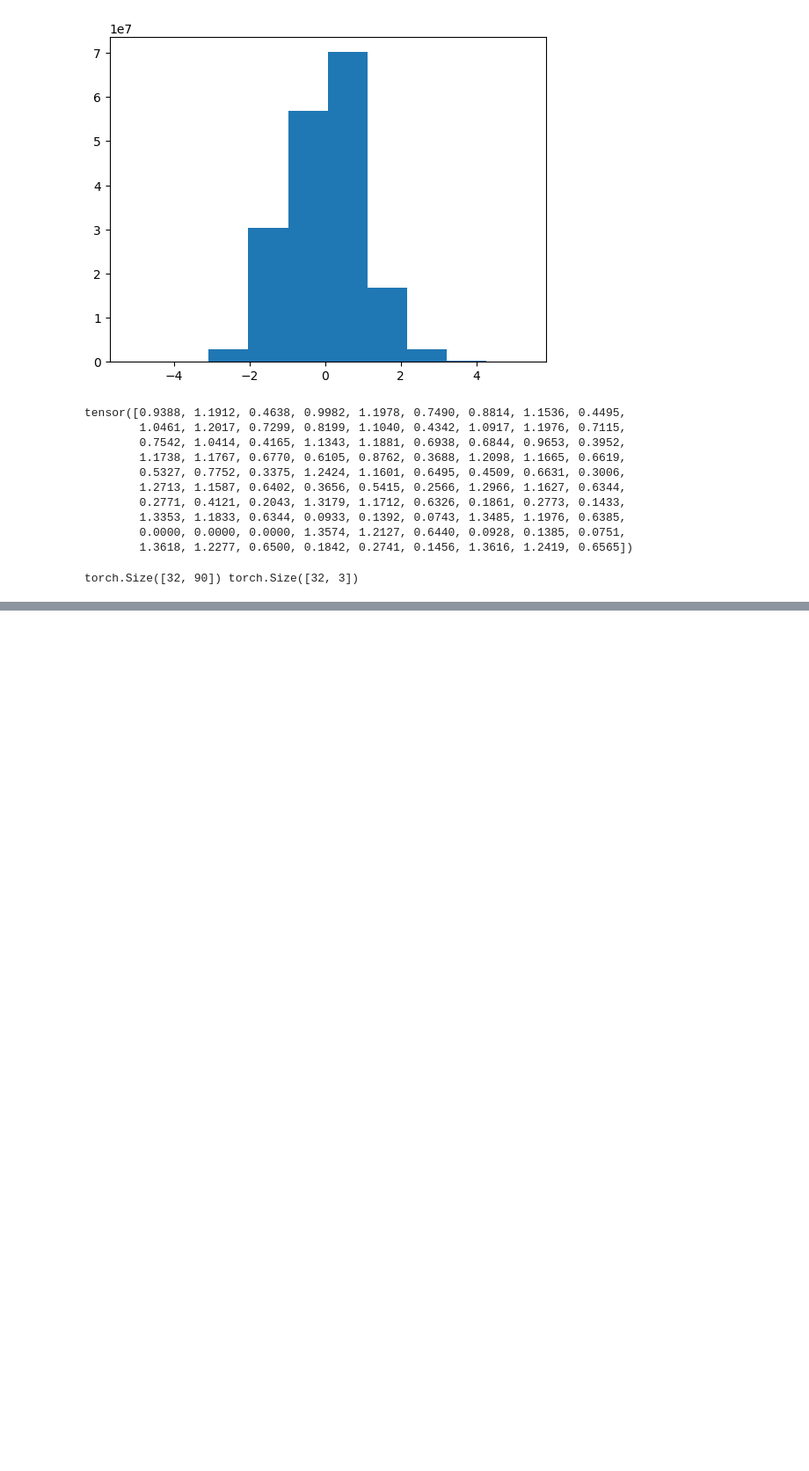
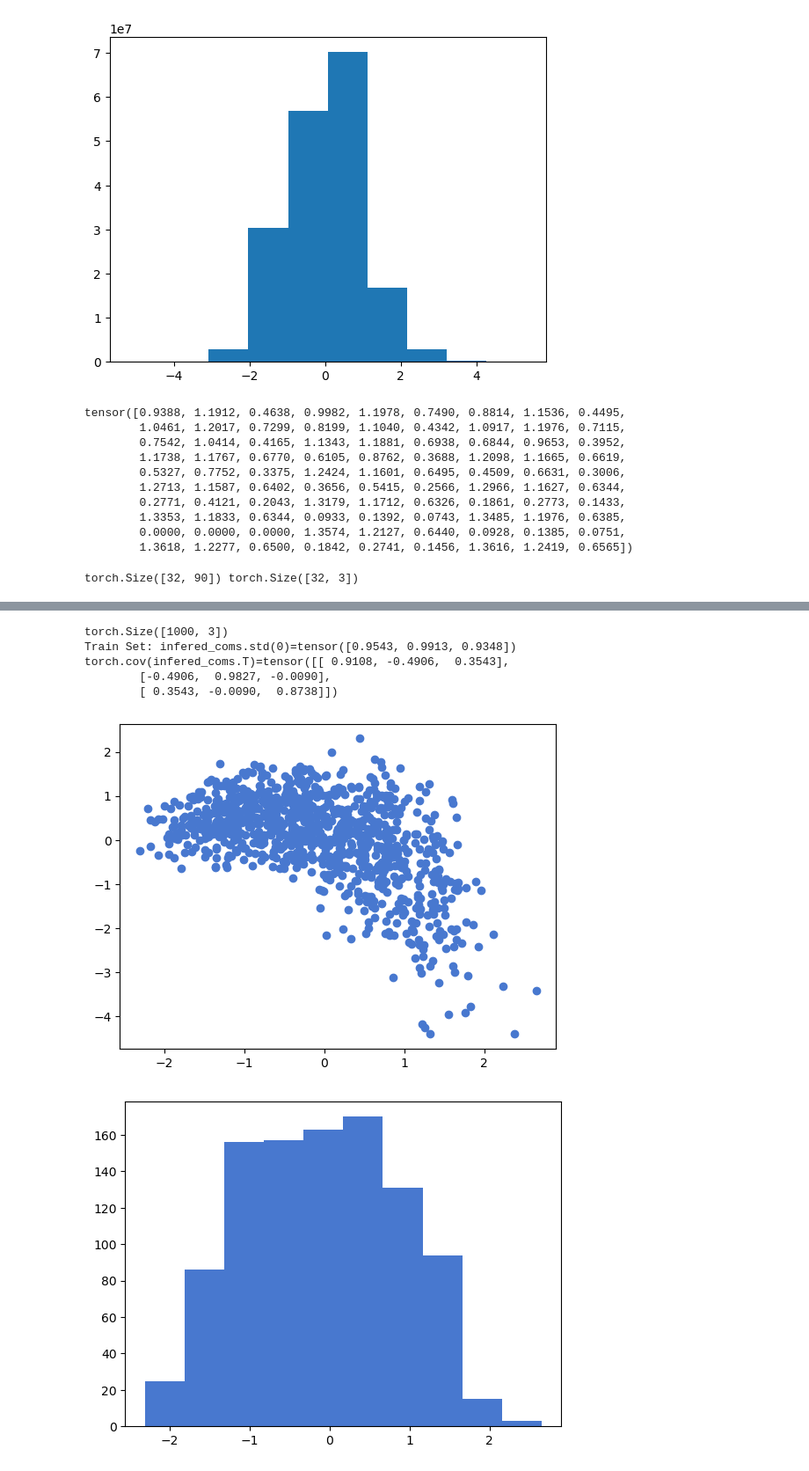
Before and after one commit to laurasaizz/SBI_walking, a Jupyter notebook: model.ipynb, the cells around one changed output, grey strips where cells are left out. Shown at 88% size. Cells and saved outputs as stored; diff of their text form; code cells hidden in the pictures; blank space fills up the shorter version.

```diff
--- a/model.ipynb
+++ b/model.ipynb
@@ -755,0 +852,22 @@ print(res.shape)
+# %%
+infered_coms  = infered_coms.detach().cpu()
+print(infered_coms.shape)
+back,_ = model.forward(infered_coms.to(device),train_xv_reverse.flatten(1).to(device))
+print(f"Train Set: {infered_coms.std(0)=}")
+(print(f"{torch.cov(infered_coms.T)=}"))
+plt.scatter(infered_coms[:, 0], infered_coms[:, 1])
+plt.show()
+plt.hist(infered_coms[:, 0])
+plt.show()
+plt.hist(infered_coms[:, 1])
+plt.show()
+plt.hist(infered_coms[:, 2])
+plt.show()
+# %% [output]
+torch.Size([1000, 3])
+Train Set: infered_coms.std(0)=tensor([0.9543, 0.9913, 0.9348])
+torch.cov(infered_coms.T)=tensor([[ 0.9108, -0.4906,  0.3543],
+        [-0.4906,  0.9827, -0.0090],
+        [ 0.3543, -0.0090,  0.8738]])
+[figure, added]
+[figure, added]
```
Also changed, not shown: parts of 18 cells of this notebook, 3 other files.
